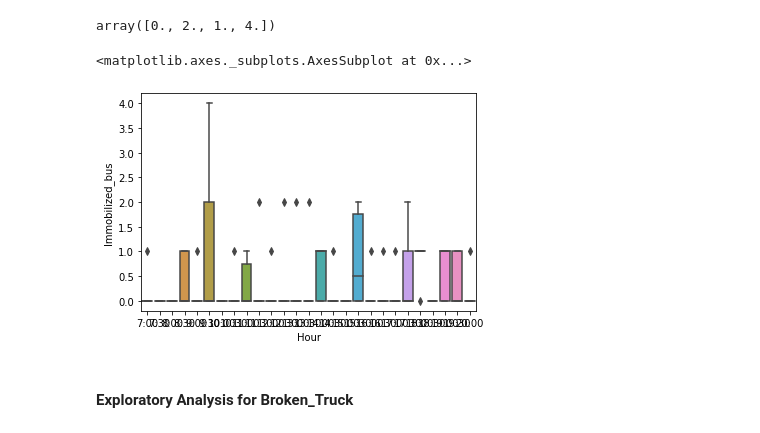
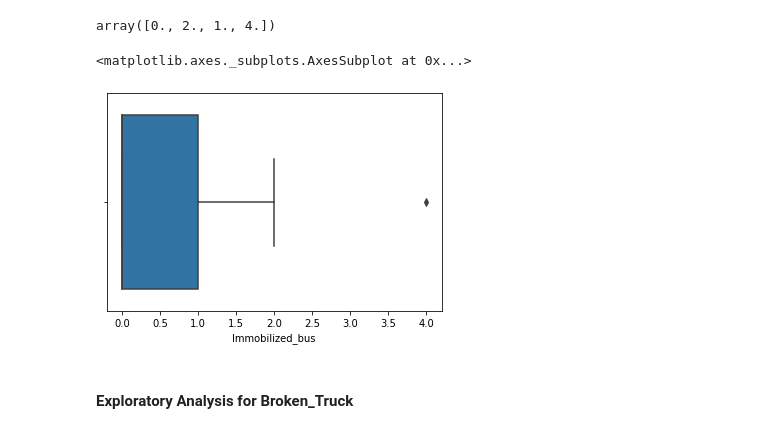
Before and after one commit to badalb/FE, a Jupyter notebook: FE-Project.ipynb, the cells around one changed output. Cells and saved outputs as stored; diff of their text form; code cells hidden in the pictures.

Commit message:
Updated box plot for outliers

```diff
--- a/FE-Project.ipynb
+++ b/FE-Project.ipynb
@@ -97,10 +97,10 @@ df.Immobilized_bus.unique()
 # %% [output]
 array([0., 2., 1., 4.])
 # %%
-sns.boxplot(x = 'Hour', y = 'Immobilized_bus', data = data)
+sns.boxplot('Immobilized_bus', data = data)
 # %% [output]
 <matplotlib.axes._subplots.AxesSubplot at 0x...>
-[figure, old version]
+[figure, new version]
 # %% [markdown]
 #### Exploratory Analysis for Broken_Truck
 # %%
```
Also changed, not shown: parts of 1 cell of this notebook.
